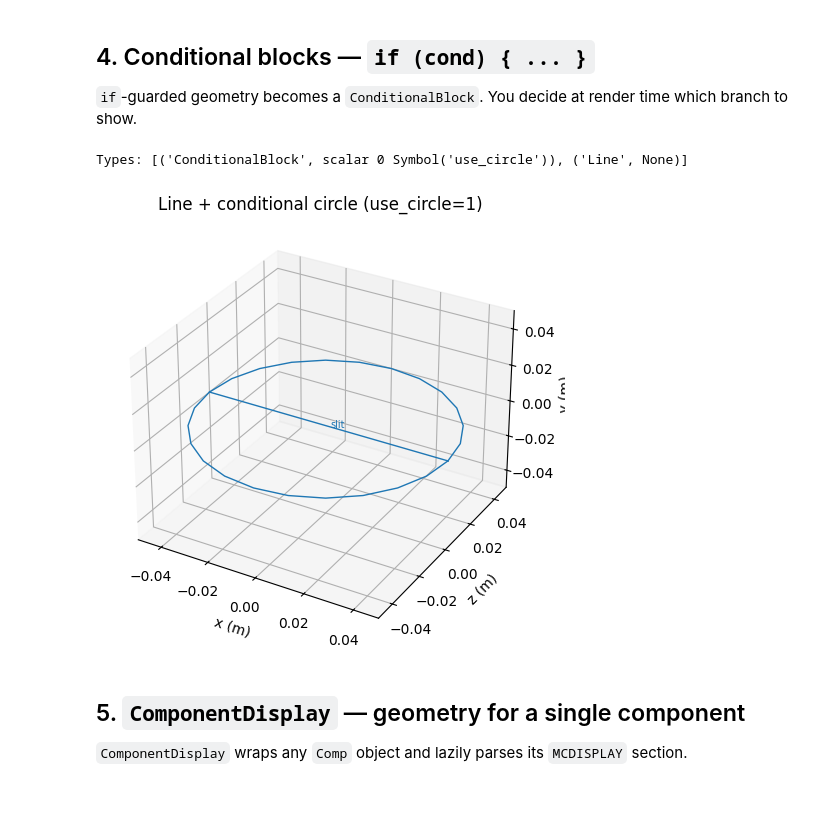
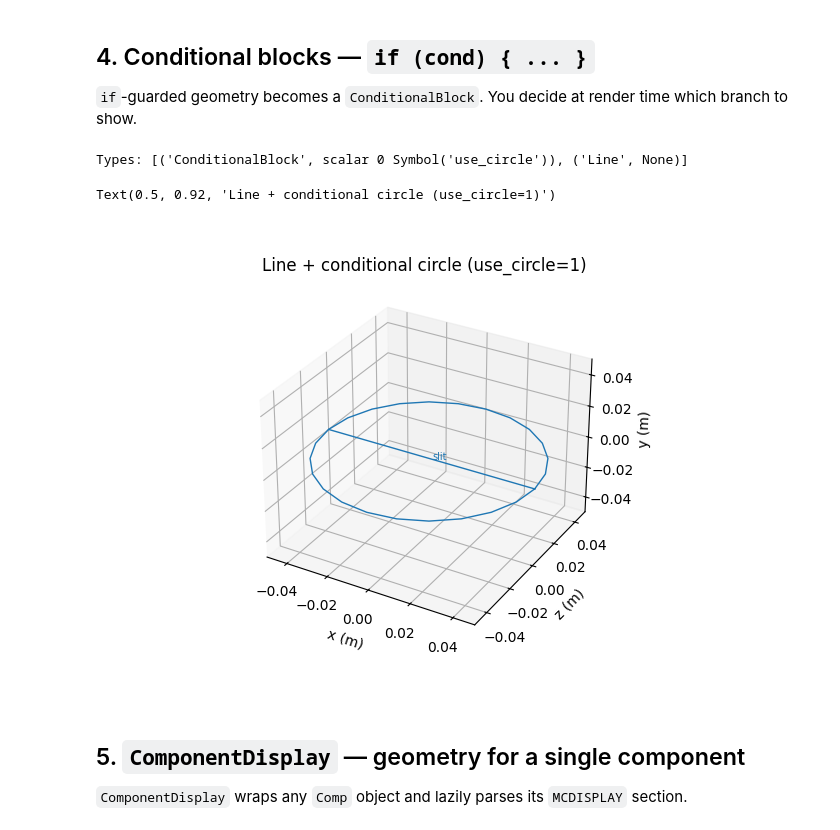
Before and after one commit to mccode-dev/mccode-antlr, a Jupyter notebook: docs/examples/display_geometry.ipynb, the cells around one changed output. Drawn from its saved outputs; the diff is of its cells as text; code cells hidden in the pictures; blank space fills up the shorter version.

```diff
--- a/docs/examples/display_geometry.ipynb
+++ b/docs/examples/display_geometry.ipynb
@@ -100,30 +111,30 @@ time which branch to show.
 # %%
 src = '''
   if (use_circle) {
       circle("xy", 0, 0, 0, xw/2);
   }
   line(-xw/2, 0, 0,  xw/2, 0, 0);   /* always drawn */
 '''
 prims = parse_display_source(src)
 print("Types:", [(type(p).__name__, getattr(p, 'condition', '—')) for p in prims])
 
 params = {'xw': 0.10, 'use_circle': 1}  # enable the circle
 
 all_pls = []
 for p in prims:
     if isinstance(p, ConditionalBlock):
         val = p.condition.evaluate(params).value
         if val:
             all_pls += [pl for sub in p.body for pl in sub.to_polylines(params)]
     else:
         all_pls += p.to_polylines(params)
 
 fig, ax = plot_geometry({'slit': all_pls})
 ax.set_title('Line + conditional circle (use_circle=1)')
-plt.tight_layout(); plt.savefig('/tmp/conditional.png', dpi=100); plt.show()
 # %% [output]
 Types: [('ConditionalBlock', scalar 0 Symbol('use_circle')), ('Line', None)]
+Text(0.5, 0.92, 'Line + conditional circle (use_circle=1)')
-[figure, old version]
+[figure, new version]
 # %% [markdown]
 ## 5. `ComponentDisplay` — geometry for a single component
 
```
Also changed, not shown: parts of 12 cells of this notebook, 11 other files.
